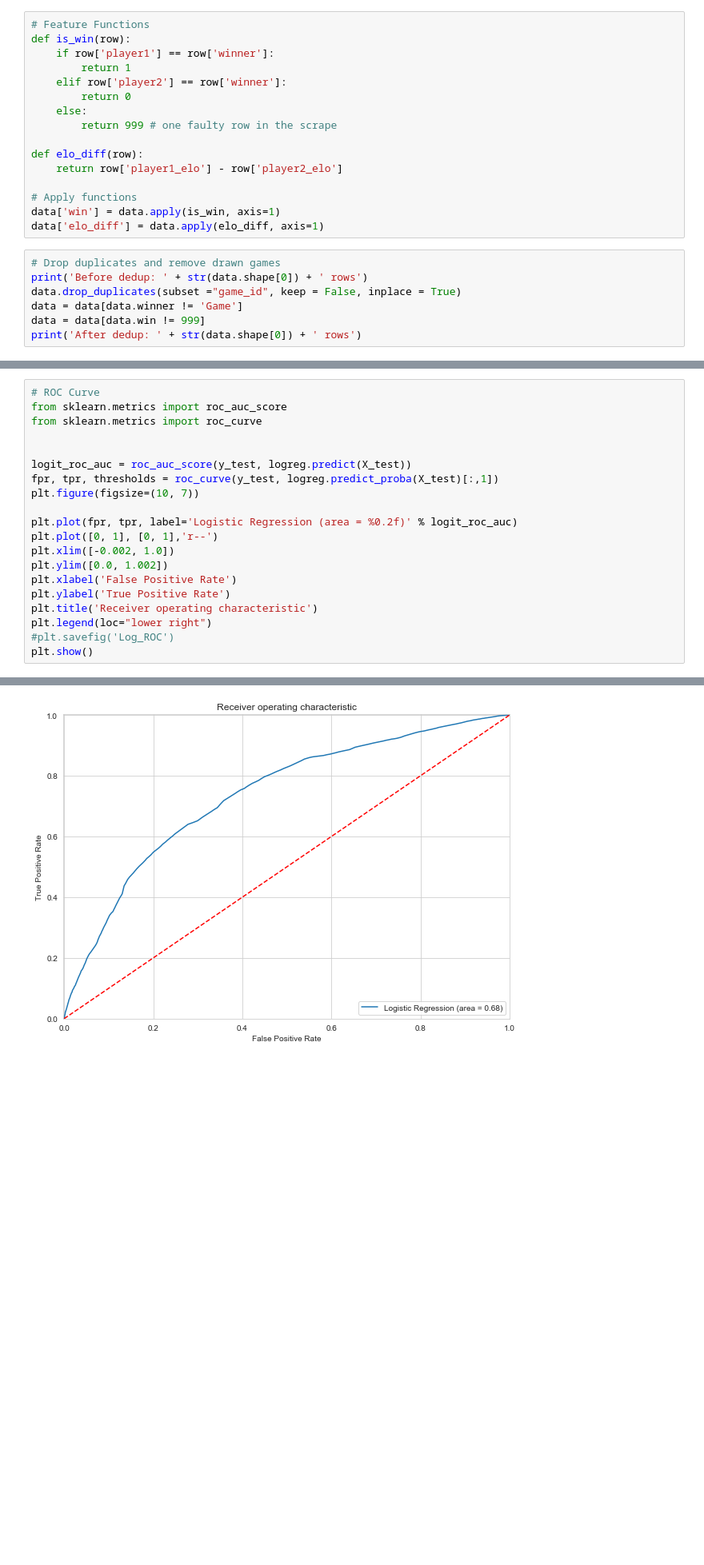
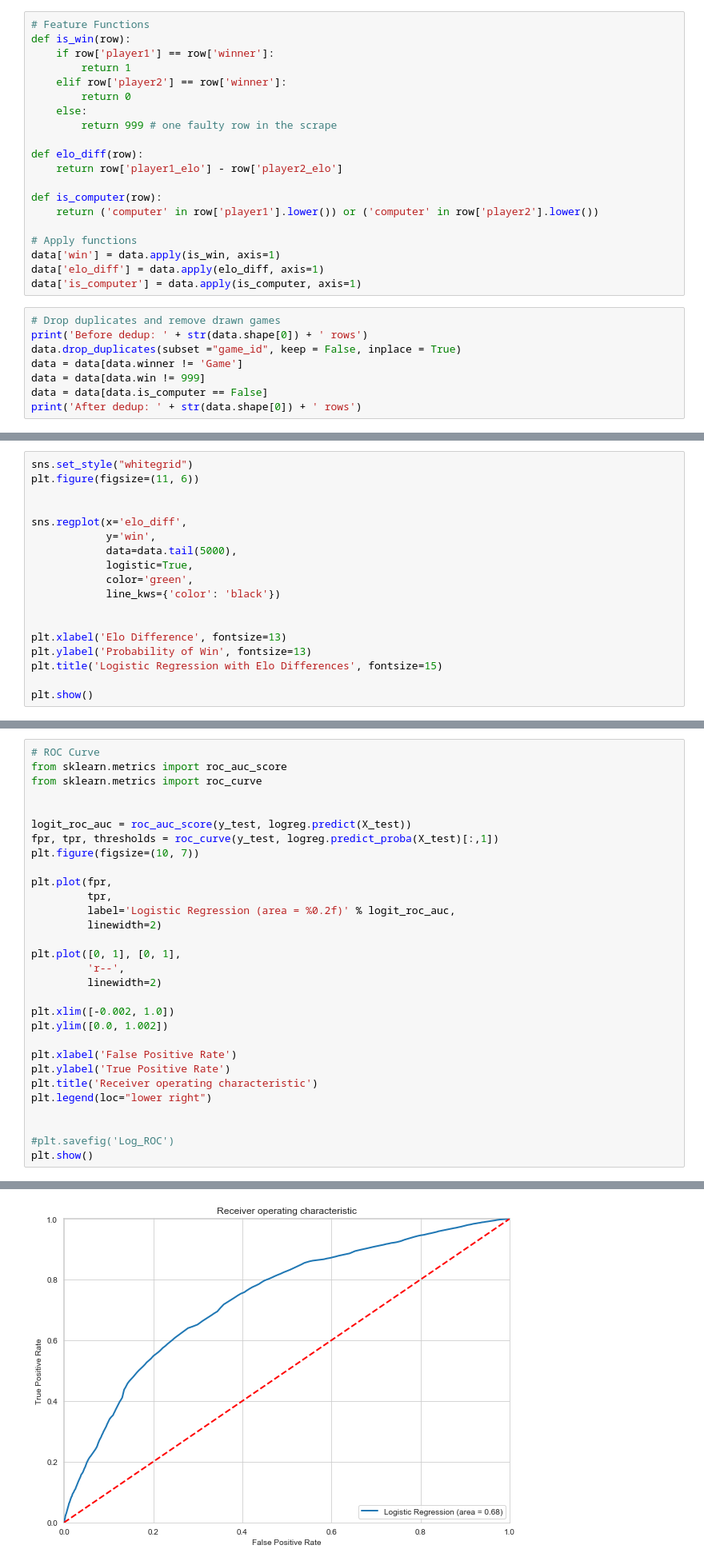
Before and after one commit to eonofrey/elo_analysis, a Jupyter notebook: elo_analysis.ipynb, the cells around one changed output, grey strips where cells are left out. Shown: that part at 80% size. Cells and saved outputs as stored; diff of their text form; blank space fills up the shorter version.

```diff
--- a/elo_analysis.ipynb
+++ b/elo_analysis.ipynb
@@ -39,14 +42,19 @@ def is_win(row):
 def elo_diff(row):
     return row['player1_elo'] - row['player2_elo']
 
+def is_computer(row):
+    return ('computer' in row['player1'].lower()) or ('computer' in row['player2'].lower())
+
 # Apply functions
 data['win'] = data.apply(is_win, axis=1)
 data['elo_diff'] = data.apply(elo_diff, axis=1)
+data['is_computer'] = data.apply(is_computer, axis=1)
 # %%
 # Drop duplicates and remove drawn games
 print('Before dedup: ' + str(data.shape[0]) + ' rows')
 data.drop_duplicates(subset ="game_id", keep = False, inplace = True)
 data = data[data.winner != 'Game']
 data = data[data.win != 999]
+data = data[data.is_computer == False]
 print('After dedup: ' + str(data.shape[0]) + ' rows')
 # %% [output]
@@ -215 +271,19 @@ elo_diff     0.0129     0.0001   110.8245   0.0000   0.0127   0.0131
 ==================================================================
+# %%
+sns.set_style("whitegrid")
+plt.figure(figsize=(11, 6))
+
+
+sns.regplot(x='elo_diff',
+            y='win',
+            data=data.tail(5000),
+            logistic=True,
+            color='green',
+            line_kws={'color': 'black'})
+
+
+plt.xlabel('Elo Difference', fontsize=13)
+plt.ylabel('Probability of Win', fontsize=13)
+plt.title('Logistic Regression with Elo Differences', fontsize=15)
+
+plt.show()
@@ -257,31 +338,41 @@ weighted avg       0.68      0.68      0.68     67925
 # %%
 # ROC Curve
 from sklearn.metrics import roc_auc_score
 from sklearn.metrics import roc_curve
 
 
 logit_roc_auc = roc_auc_score(y_test, logreg.predict(X_test))
 fpr, tpr, thresholds = roc_curve(y_test, logreg.predict_proba(X_test)[:,1])
 plt.figure(figsize=(10, 7))
 
-plt.plot(fpr, tpr, label='Logistic Regression (area = %0.2f)' % logit_roc_auc)
-plt.plot([0, 1], [0, 1],'r--')
+plt.plot(fpr,
+         tpr,
+         label='Logistic Regression (area = %0.2f)' % logit_roc_auc,
+         linewidth=2)
+
+plt.plot([0, 1], [0, 1],
+         'r--',
+         linewidth=2)
+
 plt.xlim([-0.002, 1.0])
 plt.ylim([0.0, 1.002])
+
 plt.xlabel('False Positive Rate')
 plt.ylabel('True Positive Rate')
 plt.title('Receiver operating characteristic')
 plt.legend(loc="lower right")
+
+
 #plt.savefig('Log_ROC')
 plt.show()
 # %% [output]
 <matplotlib.figure.Figure at 0x...>
 [<matplotlib.lines.Line2D at 0x...>]
 [<matplotlib.lines.Line2D at 0x...>]
 (-0.002, 1.0)
 (0.0, 1.002)
 Text(0.5,0,'False Positive Rate')
 Text(0,0.5,'True Positive Rate')
 Text(0.5,1,'Receiver operating characteristic')
 <matplotlib.legend.Legend at 0x...>
-[figure, old version]
+[figure, new version]
```
Also changed, not shown: parts of 15 cells of this notebook.
